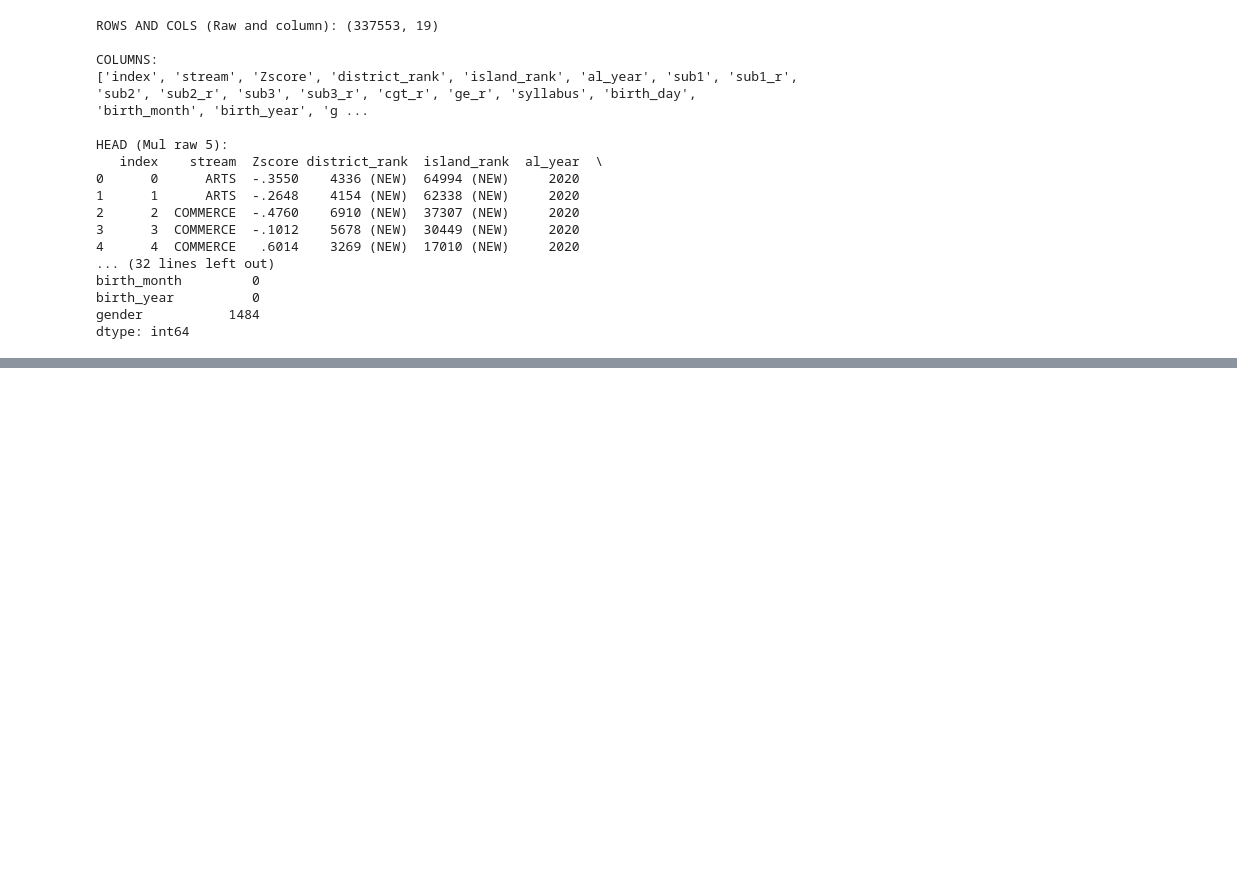
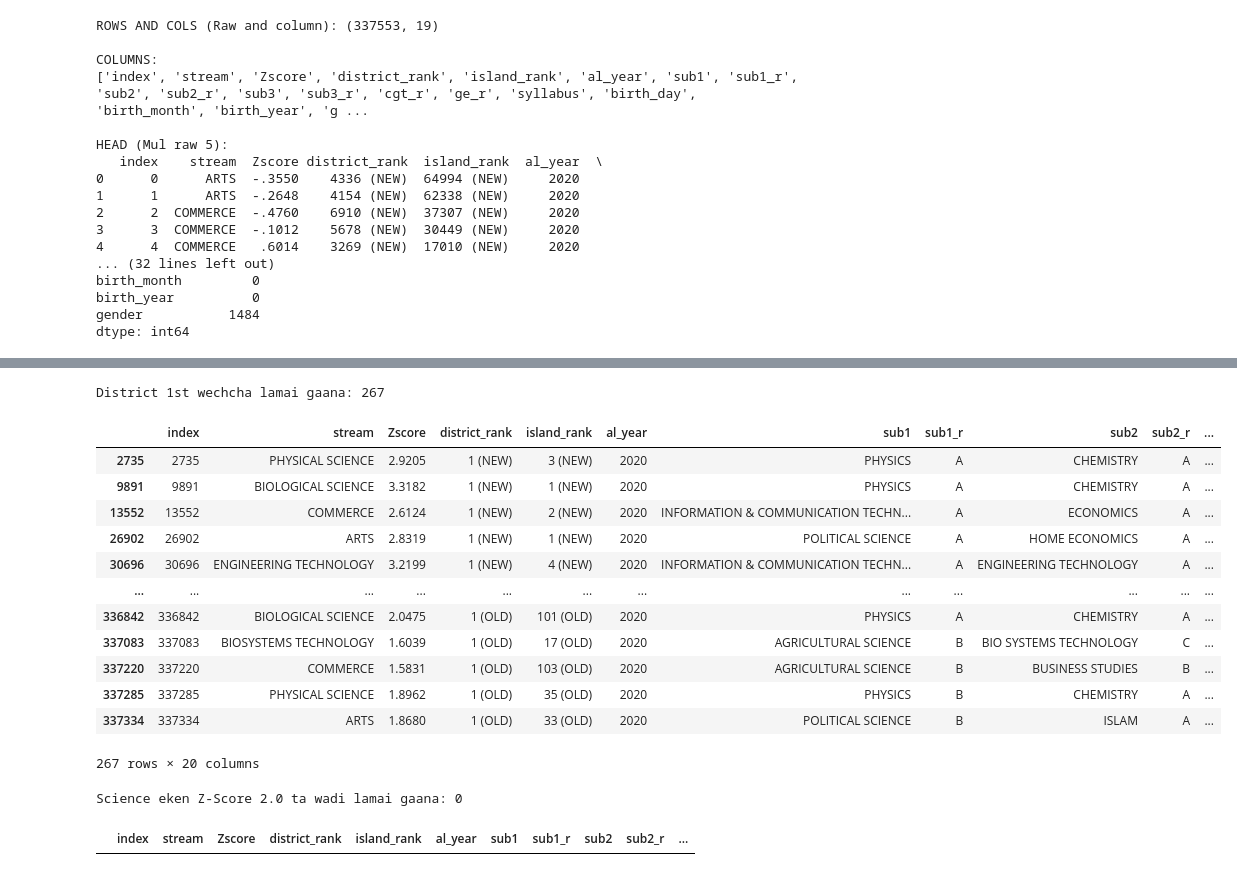
Before and after one commit to sahas-hasaranga/Sri-Lanka-AL-results-2020-analysis, a Jupyter notebook: day 3/al_data_analysis.ipynb, the cells around one changed output, grey strips where cells are left out. Saved outputs shown, nothing was run; the diff lists cells and outputs as text; code cells hidden in the pictures; blank space fills up the shorter version.

```diff
--- a/day 3/al_data_analysis.ipynb
+++ b/day 3/al_data_analysis.ipynb
@@ -118,0 +164,18 @@ Name: count, Length: 73, dtype: int64
+# %%
+print('Before dropping nulls and duplicates:')
+print('Shape:', df.shape)
+print('Missing values in gender:', df['gender'].isnull().sum())
+print('Duplicate rows:', df.duplicated().sum())
+
+# Drop rows where 'gender' is null
+df_cleaned = df.dropna(subset=['gender']).copy()
+
+# Drop duplicate rows from the entire DataFrame
+df_cleaned = df_cleaned.drop_duplicates().copy()
+
+print('\nAfter dropping nulls and duplicates:')
+print('Shape:', df_cleaned.shape)
+print('Missing values in gender:', df_cleaned['gender'].isnull().sum())
+print('Duplicate rows:', df_cleaned.duplicated().sum())
+
+display(df_cleaned.head())
@@ -118,0 +236,35 @@ Name: count, Length: 73, dtype: int64
+# %%
+# District Rank eka 1 wechcha aya
+district_first = df_cleaned[df_cleaned['district_rank_numeric'] == 1]
+
+print("District 1st wechcha lamai gaana:", district_first.shape[0])
+display(district_first)
+# %% [output]
+District 1st wechcha lamai gaana: 267
+|  | index | stream | Zscore | district_rank | island_rank | al_year | sub1 | sub1_r | sub2 | sub2_r | ... |
+| 2735 | 2735 | PHYSICAL SCIENCE | 2.9205 | 1 (NEW) | 3 (NEW) | 2020 | PHYSICS | A | CHEMISTRY | A | ... |
+| 9891 | 9891 | BIOLOGICAL SCIENCE | 3.3182 | 1 (NEW) | 1 (NEW) | 2020 | PHYSICS | A | CHEMISTRY | A | ... |
+| 13552 | 13552 | COMMERCE | 2.6124 | 1 (NEW) | 2 (NEW) | 2020 | INFORMATION & COMMUNICATION TECHN... | A | ECONOMICS | A | ... |
+| 26902 | 26902 | ARTS | 2.8319 | 1 (NEW) | 1 (NEW) | 2020 | POLITICAL SCIENCE | A | HOME ECONOMICS | A | ... |
+| 30696 | 30696 | ENGINEERING TECHNOLOGY | 3.2199 | 1 (NEW) | 4 (NEW) | 2020 | INFORMATION & COMMUNICATION TECHN... | A | ENGINEERING TECHNOLOGY | A | ... |
+| ... | ... | ... | ... | ... | ... | ... | ... | ... | ... | ... | ... |
+| 336842 | 336842 | BIOLOGICAL SCIENCE | 2.0475 | 1 (OLD) | 101 (OLD) | 2020 | PHYSICS | A | CHEMISTRY | A | ... |
+| 337083 | 337083 | BIOSYSTEMS TECHNOLOGY | 1.6039 | 1 (OLD) | 17 (OLD) | 2020 | AGRICULTURAL SCIENCE | B | BIO SYSTEMS TECHNOLOGY | C | ... |
+| 337220 | 337220 | COMMERCE | 1.5831 | 1 (OLD) | 103 (OLD) | 2020 | AGRICULTURAL SCIENCE | B | BUSINESS STUDIES | B | ... |
+| 337285 | 337285 | PHYSICAL SCIENCE | 1.8962 | 1 (OLD) | 35 (OLD) | 2020 | PHYSICS | B | CHEMISTRY | A | ... |
+| 337334 | 337334 | ARTS | 1.8680 | 1 (OLD) | 33 (OLD) | 2020 | POLITICAL SCIENCE | B | ISLAM | A | ... |
+267 rows × 20 columns
+# %%
+# Stream eka SCIENCE saha Z-score eka 2.0 ta wadi aya
+
+# Convert 'Zscore' column to numeric, coercing errors to NaN
+df_cleaned['Zscore'] = pd.to_numeric(df_cleaned['Zscore'], errors='coerce')
+
+# Filter out any NaN values that resulted from conversion errors if necessary (optional here as comparison will handle them)
+high_zscore_science = df_cleaned[(df_cleaned['stream'] == 'SCIENCE') & (df_cleaned['Zscore'] > 2.0)]
+
+print("Science eken Z-Score 2.0 ta wadi lamai gaana:", high_zscore_science.shape[0])
+display(high_zscore_science.head())
+# %% [output]
+Science eken Z-Score 2.0 ta wadi lamai gaana: 0
+|  | index | stream | Zscore | district_rank | island_rank | al_year | sub1 | sub1_r | sub2 | sub2_r | ... |
```
Also changed, not shown: parts of 12 cells of this notebook.
